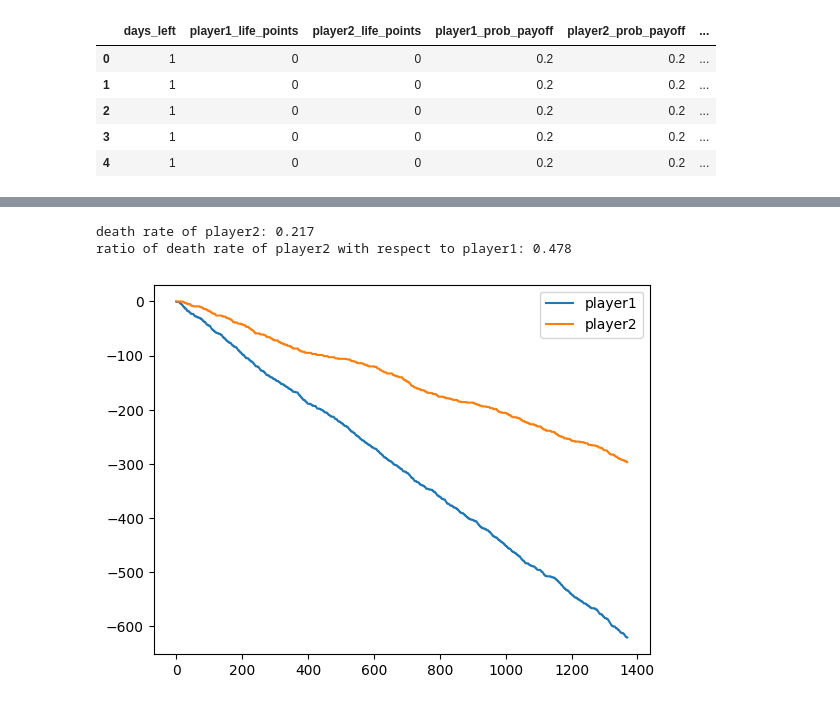
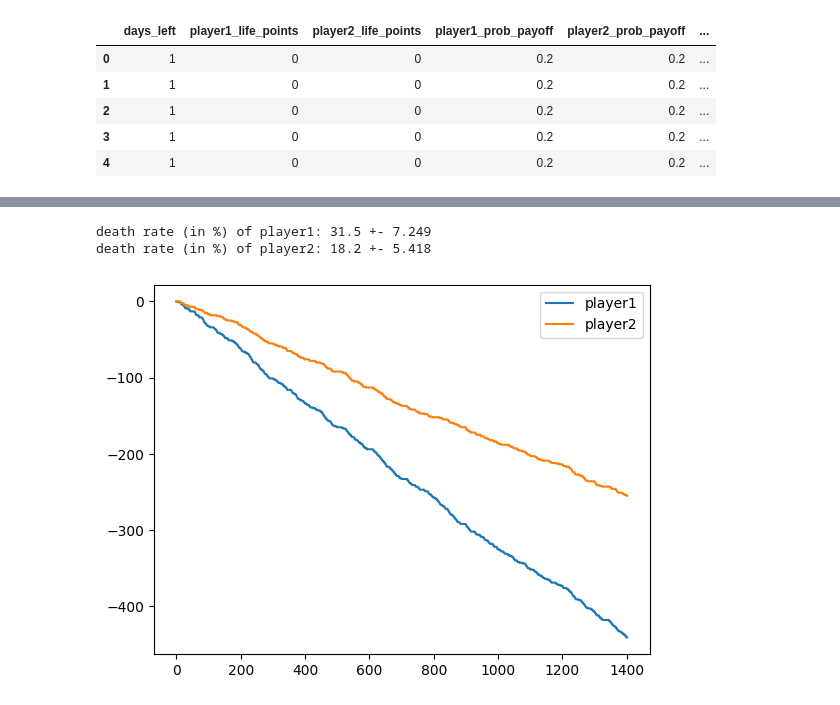
Before and after one commit to faizankshaikh/HomMul, a Jupyter notebook: experiments/trial1.ipynb, the cells around one changed output, grey strips where cells are left out. Drawn from its saved outputs; the diff is of its cells as text; code cells hidden in the pictures.

```diff
--- a/experiments/trial1.ipynb
+++ b/experiments/trial1.ipynb
@@ -874,18 +1125,35 @@ plt.show()
 # %%
-#@title Case - Optimal vs DRL
-policy = MultiAgentPolicyManager([OptimalPolicy(), agent_learn2],  _get_env())
+#@title Case - optimal vs optimal
+policy = MultiAgentPolicyManager([OptimalPolicy(), OptimalPolicy()],  _get_env())
 test_envs = DummyVectorEnv([_get_env for _ in range(2)])
 test_collector = Collector(policy, test_envs, exploration_noise=True)
 
 result = test_collector.collect(n_step=4*1000)
 arr = result["rews"]
-death_rates = np.sum(arr, axis=0) / np.sum(arr, axis=0)[0]
-print(f"death rate of player2: {(np.sum(arr, axis=0) / arr.shape[0])[-1] * -1:.3f}")
-print(f"ratio of death rate of player2 with respect to player1: {death_rates[-1]:.3f}")
+interval_size = 100
+num_intervals = episodes // interval_size
+
+means = []
+std_devs = []
+
+for i in range(0, episodes, interval_size):
+    interval_data = arr[i:i+interval_size]
+    mean = np.mean(interval_data, axis=0)
+    means.append(mean)
+
+for i in range(num_intervals - 1):
+    mean_diff = means[i+1] - means[i]
+    std_devs.append(mean_diff)
+
+avg = (np.mean(arr, axis=0)) * -100
+std_dev = np.std(std_devs, axis=0) * 100
+
+print(f"death rate (in %) of player1: {avg[0]:.1f} +- {std_dev[0]:.3f}")
+print(f"death rate (in %) of player2: {avg[1]:.1f} +- {std_dev[1]:.3f}")
 plt.plot(arr.cumsum(axis=0))
 plt.legend(("player1", "player2"))
 plt.show()
 # %% [output]
-death rate of player2: 0.217
-ratio of death rate of player2 with respect to player1: 0.478
+death rate (in %) of player1: 31.5 +- 7.249
+death rate (in %) of player2: 18.2 +- 5.418
-[figure, old version]
+[figure, new version]
```
Also changed, not shown: parts of 30 cells of this notebook.
